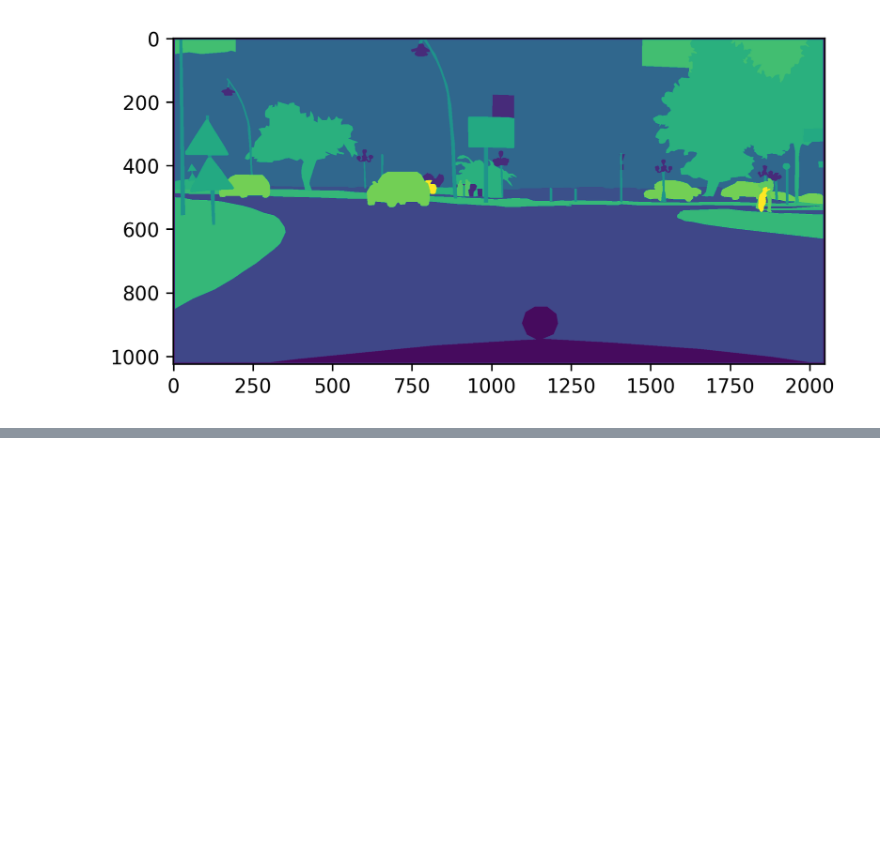
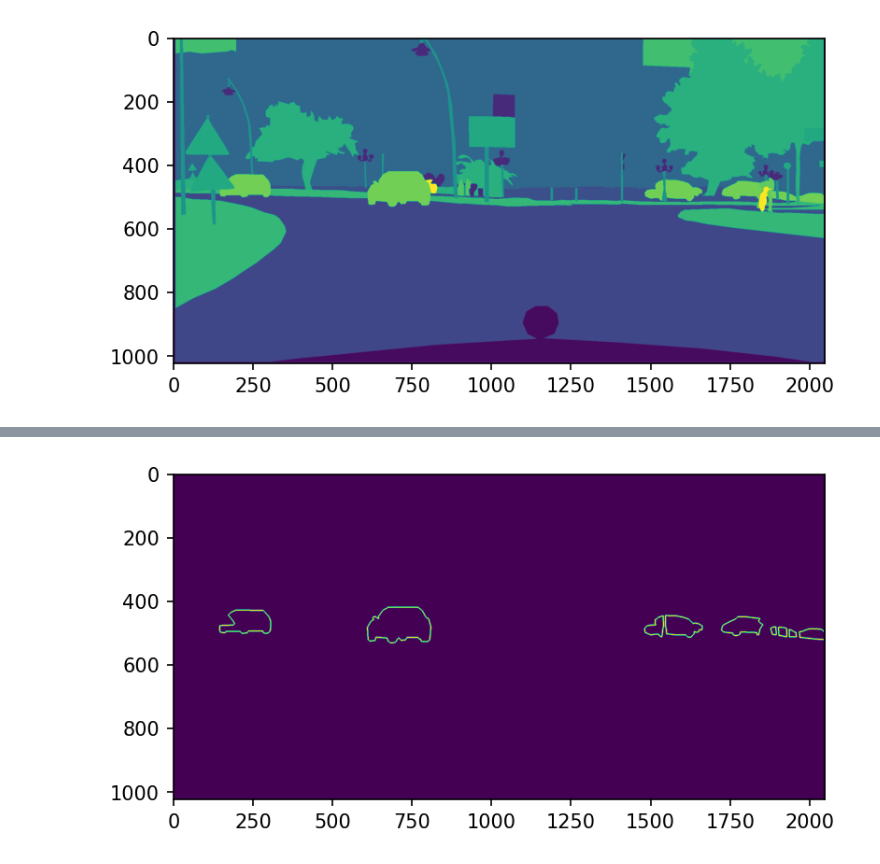
Before and after one commit to haruishi43/GSCNN, a Jupyter notebook: notebooks/preprocessing.ipynb, the cells around one changed output, grey strips where cells are left out. Saved outputs shown, nothing was run; the diff lists cells and outputs as text; code cells hidden in the pictures; blank space fills up the shorter version.

```diff
--- a/notebooks/preprocessing.ipynb
+++ b/notebooks/preprocessing.ipynb
@@ -192,0 +324,5 @@ plt.gcf().set_dpi(300)
+# %%
+plt.imshow(car_edges)
+plt.gcf().set_dpi(150)
+# %% [output]
+[figure, added]
```
Also changed, not shown: parts of 12 cells of this notebook, 1 other file.
